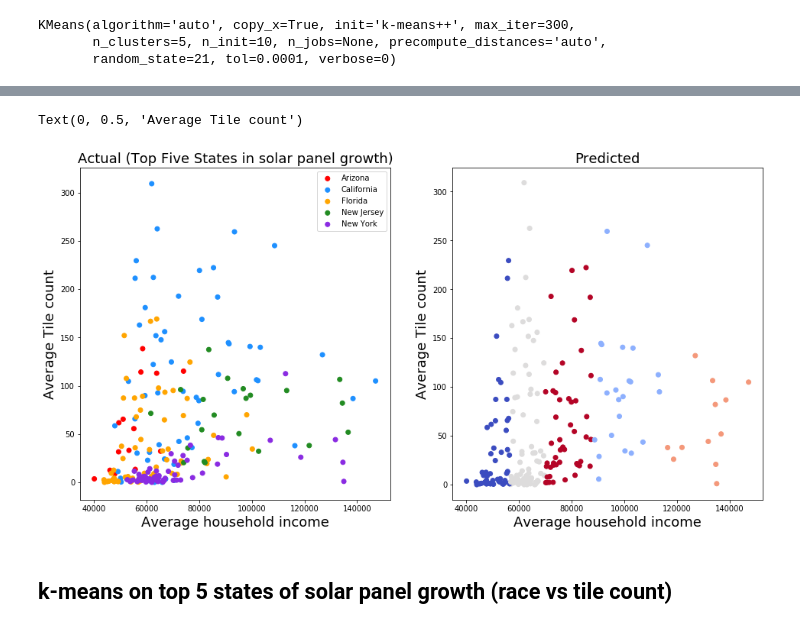
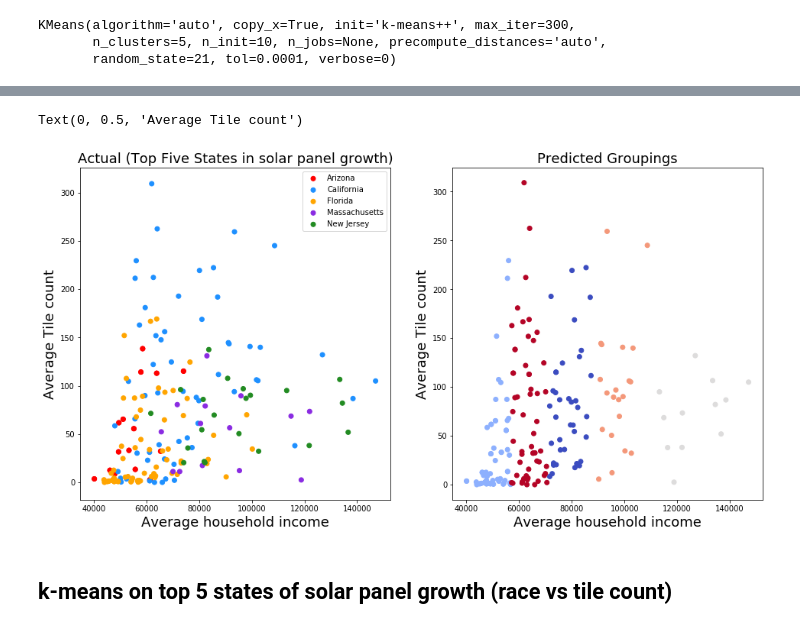
Before and after one commit to zs19930830/CMPE255, a Jupyter notebook: src/analysis.ipynb, the cells around one changed output, grey strips where cells are left out. Saved outputs shown, nothing was run; the diff lists cells and outputs as text; code cells hidden in the pictures.

```diff
--- a/src/analysis.ipynb
+++ b/src/analysis.ipynb
@@ -175,0 +51,2 @@ Text(0, 0.5, 'Tile Count')
+# %%
+ca_df.append(fl_df).append(az_df).append(az_df).append(nj_df).append(ma_df).corr()
@@ -175,0 +61,10 @@ Text(0, 0.5, 'Tile Count')
+# %%
+ca_df["color"] = "dodgerblue"
+fl_df["color"] = "orange"
+az_df["color"] = "red"
+nj_df["color"] = "forestgreen"
+ma_df["color"] = "blueviolet"
+# %%
+# these numbers represent the average of each of the state's counties
+top_five_states = ca_df.append(fl_df).append(az_df).append(az_df).append(nj_df).append(ma_df)
+top_five_states
@@ -206,2 +86,0 @@ nj_df["color"] = "forestgreen"
-# %%
-top_five_states = ca_df.append(az_df).append(fl_df).append(ny_df).append(nj_df)
@@ -314,33 +175,31 @@ array([1, 2, 4, 2, 4, 2, 1, 0, 1, 2, 2, 0, 0, 2, 2, 2, 0, 2, 4, 2, 3, 2,
 # %%
 fig, axes = plt.subplots(1, 2, figsize=(16,8))
 for (i, cls) in enumerate(set(actual_labels)):
     x = [p for (j,p) in enumerate(X[:,1]) if actual_labels[j]==cls]
     y = [p for (j,p) in enumerate(X[:,0]) if actual_labels[j]==cls]
     color = [c for (j,c) in enumerate(top_five_states['color']) if actual_labels[j]==cls]
     if (cls == 0):
         label = "Arizona"
     elif (cls == 1):
         label = "California"
     elif (cls == 2):
         label = "Florida"
     elif (cls == 3):
+        label = "Massachusetts"
+    elif (cls == 4):
         label = "New Jersey"
-    elif (cls == 4):
-        label = "New York"
-    else:
-        label = "Louisiana"
     axes[0].scatter(x, y, c=color, label=label)
     axes[0].set_title("Actual (Top Five States in solar panel growth)", fontsize=18)
     axes[0].set_xlabel("Average household income", fontsize=18)
     axes[0].set_ylabel("Average Tile count", fontsize=18)
 axes[0].legend()
 axes[1].scatter(X[:,1], X[:,0], c=new_labels, cmap="coolwarm")
-axes[1].set_title("Predicted", fontsize=18)
+axes[1].set_title("Predicted Groupings", fontsize=18)
 axes[1].set_xlabel("Average household income", fontsize=18)
 axes[1].set_ylabel("Average Tile count", fontsize=18)
 # %% [output]
 Text(0, 0.5, 'Average Tile count')
-[figure, old version]
+[figure, new version]
 # %% [markdown]
 ## k-means on top 5 states of solar panel growth (race vs tile count)
 # %%
```
Also changed, not shown: parts of 54 cells of this notebook, 2 other files.
